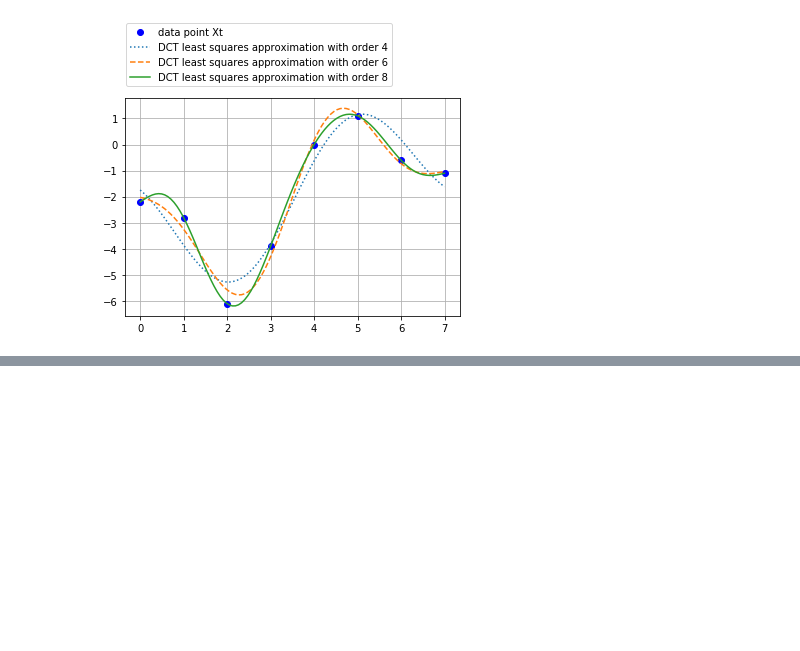
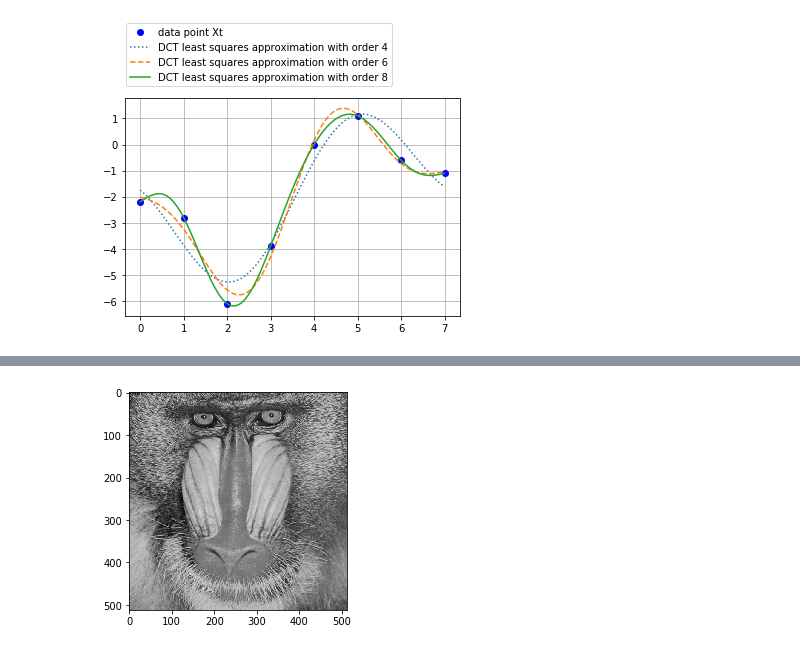
Before and after one commit to Jim00000/Numerical-Analysis, a Jupyter notebook: 11_Compression.ipynb, the cells around one changed output, grey strips where cells are left out. Saved outputs shown, nothing was run; the diff lists cells and outputs as text; code cells hidden in the pictures; blank space fills up the shorter version.

```diff
--- a/11_Compression.ipynb
+++ b/11_Compression.ipynb
@@ -155,0 +248,30 @@ plt.show()
+# %%
+X = image.copy().astype(np.int16)
+two_dim_dct_image = np.zeros(image.shape, dtype = np.int16)
+
+# approximately centered around zero
+X -= 128
+C = generate_dct_matrix(two_dim_dct_image.shape[0])
+Y = np.matmul(C, np.matmul(X, C.T))
+
+# round to nearest integer for simplicity
+Y = np.round(Y)
+
+# create low-pass filter
+lowpass_mask = np.empty(Y.shape)
+for i in range(Y.shape[0]):
+    for j in range(Y.shape[1]):
+        lowpass_mask[i, j] = 1 if i + j <= Y.shape[0] - 1 else 0
+
+# process with low-pass filter
+Y = Y * lowpass_mask
+
+# reconstruct the image
+two_dim_dct_image = np.matmul(C.T, np.matmul(Y, C))
+two_dim_dct_image +=  128
+
+# Show image
+plt.imshow(two_dim_dct_image.astype(np.uint8), cmap='gray')
+plt.show()
+# %% [output]
+[figure, added]
```
Also changed, not shown: parts of 12 cells of this notebook.
